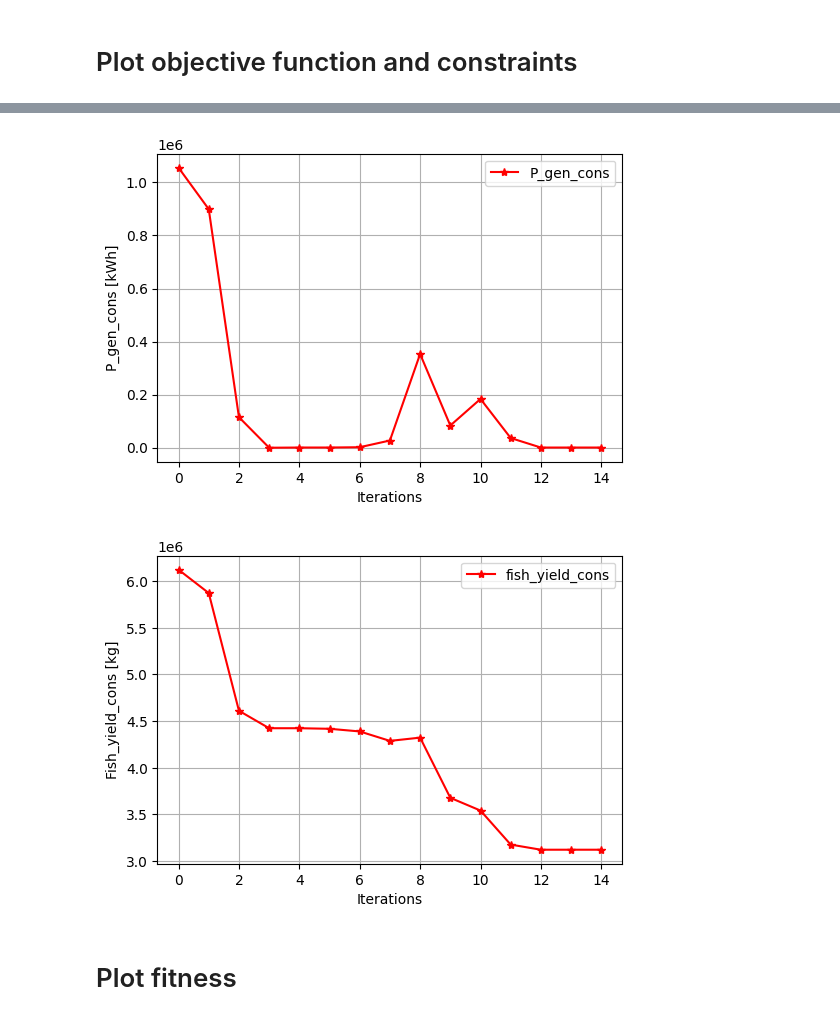
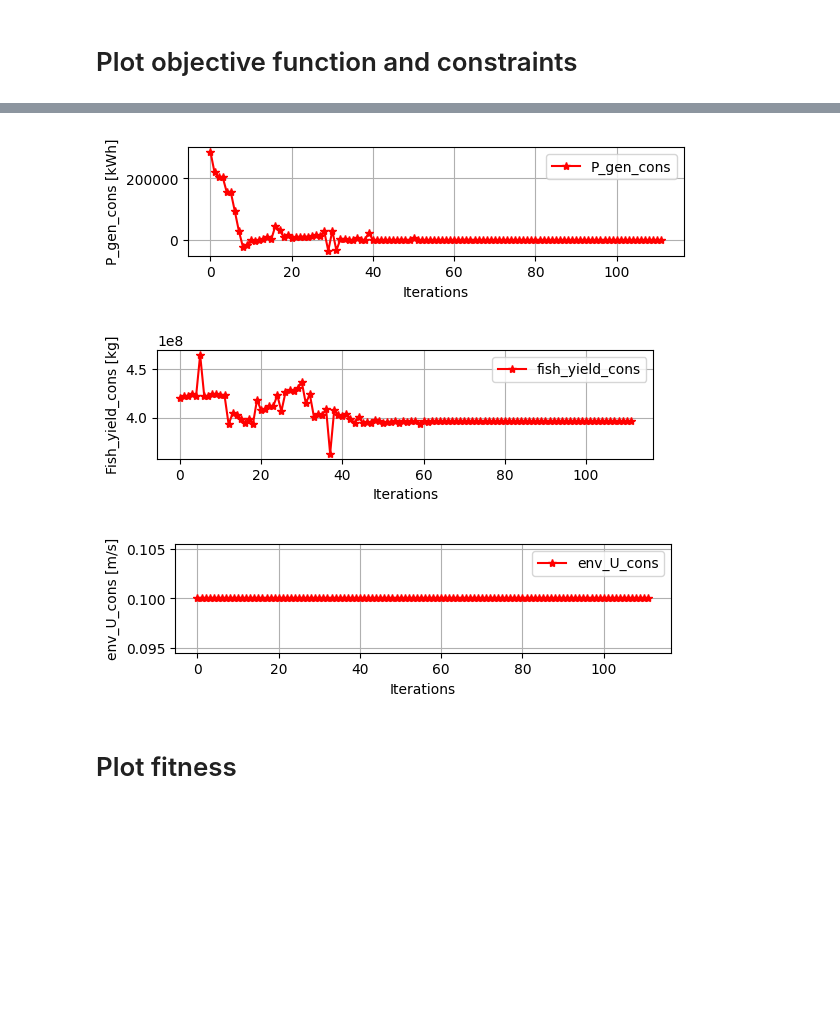
Before and after one commit to symbiotic-engineering/Aquaculture, a Jupyter notebook: run_sim.ipynb, the cells around one changed output, grey strips where cells are left out. Cells and saved outputs as stored; diff of their text form; code cells hidden in the pictures; blank space fills up the shorter version.

```diff
--- a/run_sim.ipynb
+++ b/run_sim.ipynb
@@ -129,18 +189,28 @@ ax.grid(True)
 # %%
-fig, ax = plt.subplots(figsize=(6,4))
-ax.plot(obj_ineq_const[:,0], 'r', label='P_gen_cons', marker='*')
-ax.set(xlabel='Iterations', ylabel='P_gen_cons [kWh]');
-ax.legend()
-ax.grid(True)
+ax1 = plt.subplot(3,1,1)
+ax1.plot(op_obj.ineq[:, 0], 'r', label='P_gen_cons', marker='*')
+ax1.set(xlabel='Iterations', ylabel='P_gen_cons [kWh]');
+ax1.legend()
+ax1.grid(True)
+plt.show()
 
-fig, ax = plt.subplots(figsize=(6,4))
-ax.plot(obj_ineq_const[:,1], 'r', label='fish_yield_cons', marker='*')
-ax.set(xlabel='Iterations', ylabel='Fish_yield_cons [kg]');
-ax.legend()
-ax.grid(True)
+ax2 = plt.subplot(3,1,2)
+ax2.plot(op_obj.ineq[:, 1], 'r', label='fish_yield_cons', marker='*')
+ax2.set(xlabel='Iterations', ylabel='Fish_yield_cons [kg]');
+ax2.legend()
+ax2.grid(True)
+plt.show()
+
+ax3 = plt.subplot(3,1,3)
+ax3.plot(op_obj.ineq[:, 2], 'r', label='env_U_cons', marker='*')
+ax3.set(xlabel='Iterations', ylabel='env_U_cons [m/s]');
+ax3.legend()
+ax3.grid(True)
+plt.show()
 # %% [output]
-[figure, old version]
+[figure, new version]
-[figure, old version]
+[figure, new version]
+[figure, added]
 # %% [markdown]
 # Plot fitness
 # %% [raw]
```
Also changed, not shown: parts of 5 cells of this notebook, 4 other files.
